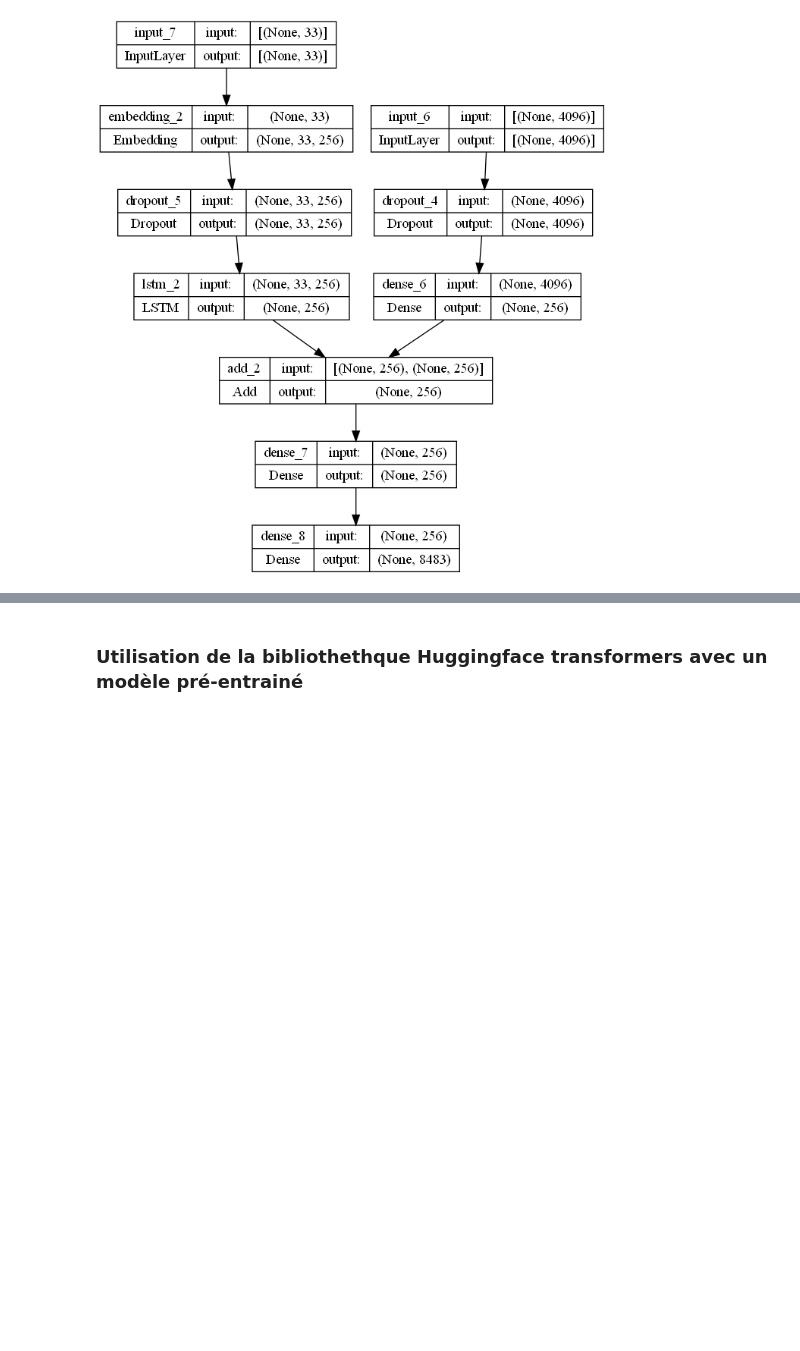
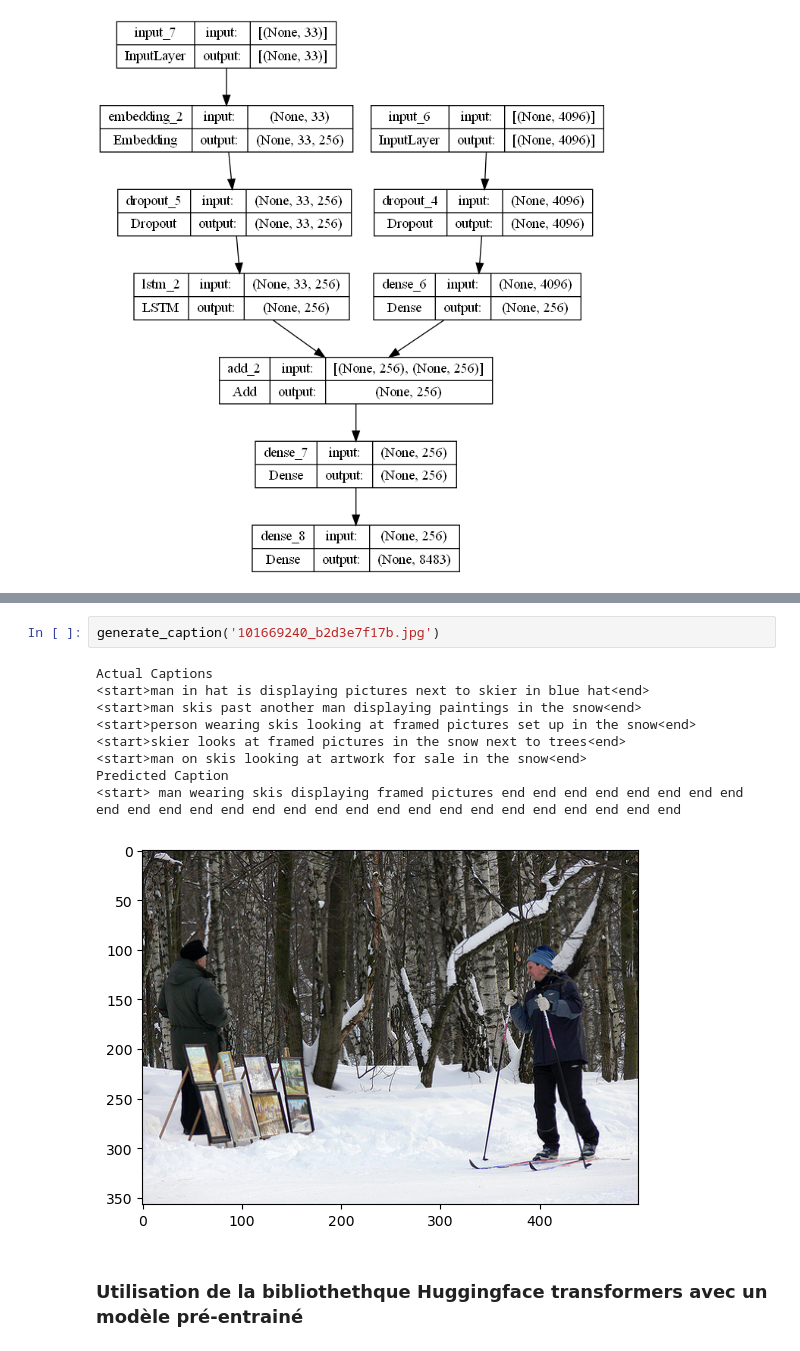
Before and after one commit to Unstery/AI_Sauvat_Faisant, a Jupyter notebook: TP3-8/exercice3.ipynb, the cells around one changed output, grey strips where cells are left out. Drawn from its saved outputs; the diff is of its cells as text; blank space fills up the shorter version.

```diff
--- a/TP3-8/exercice3.ipynb
+++ b/TP3-8/exercice3.ipynb
@@ -222,3 +332,15 @@ plot_model(model, show_shapes=True)
+# %%
+generate_caption('101669240_b2d3e7f17b.jpg')
+# %% [output]
+Actual Captions
+<start>man in hat is displaying pictures next to skier in blue hat<end>
+<start>man skis past another man displaying paintings in the snow<end>
+<start>person wearing skis looking at framed pictures set up in the snow<end>
+<start>skier looks at framed pictures in the snow next to trees<end>
+<start>man on skis looking at artwork for sale in the snow<end>
+Predicted Caption
+<start> man wearing skis displaying framed pictures end end end end end end end end end end end end end end end end end end end end end end end end end end end
+[figure, added]
 # %% [markdown]
 ### Utilisation de la bibliothethque Huggingface transformers avec un modèle pré-entrainé
 # %%
```
Also changed, not shown: parts of 10 cells of this notebook, 1 other file.
